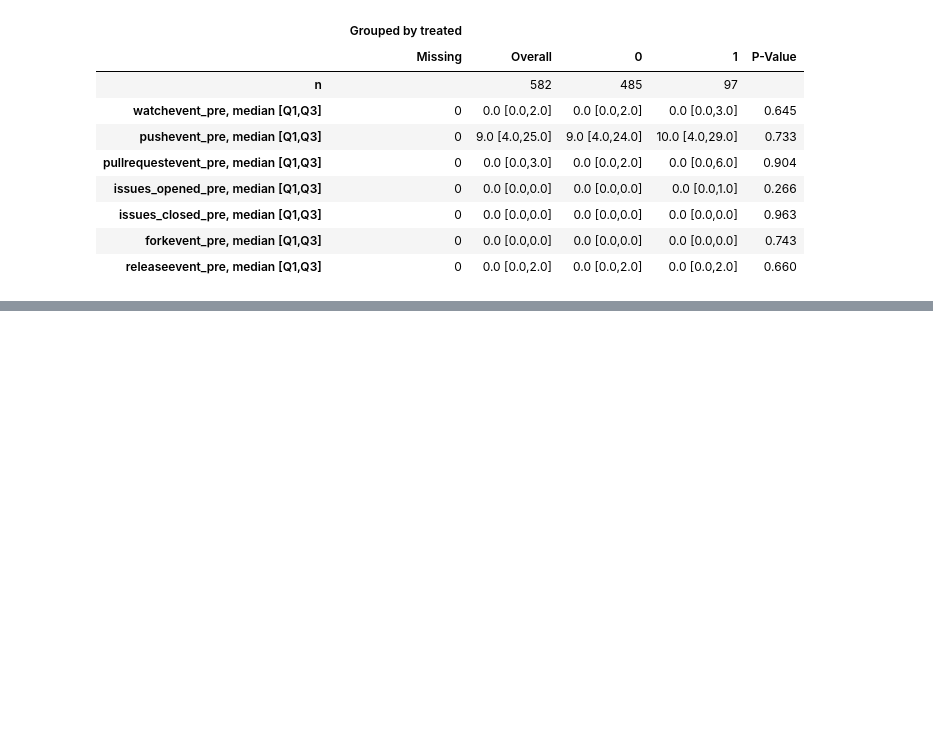
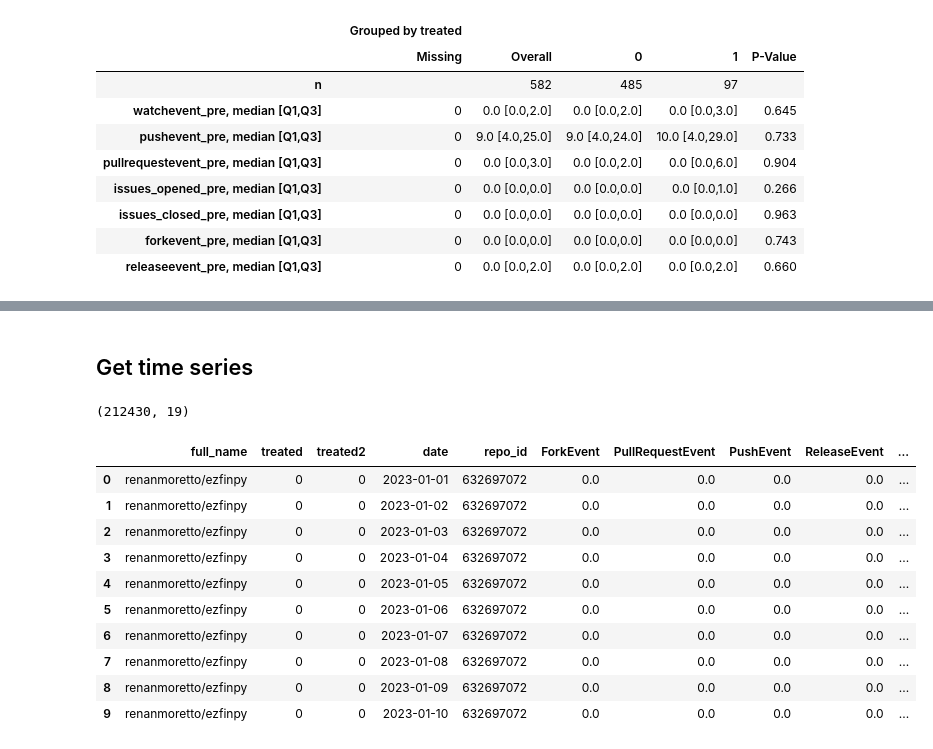
Before and after one commit to themains/social_proof_stars, a Jupyter notebook: github_exp/baltest/src/consolidate-gharchive-events.ipynb, the cells around one changed output, grey strips where cells are left out. Saved outputs shown, nothing was run; the diff lists cells and outputs as text; code cells hidden in the pictures; blank space fills up the shorter version.

Commit message:
Add gharchive events ts for gh experiment

```diff
--- a/github_exp/baltest/src/consolidate-gharchive-events.ipynb
+++ b/github_exp/baltest/src/consolidate-gharchive-events.ipynb
@@ -239,3 +243,66 @@ t2
 | issues_closed_pre, median [Q1,Q3] |  | 0 | 0.0 [0.0,0.0] | 0.0 [0.0,0.0] | 0.0 [0.0,0.0] | 0.0 [0.0,2.5] | 0.158 | Kruskal-Wallis |
 | forkevent_pre, median [Q1,Q3] |  | 0 | 0.0 [0.0,0.0] | 0.0 [0.0,0.0] | 0.0 [0.0,0.0] | 0.0 [0.0,0.5] | 0.618 | Kruskal-Wallis |
 | releaseevent_pre, median [Q1,Q3] |  | 0 | 0.0 [0.0,2.0] | 0.0 [0.0,2.0] | 0.0 [0.0,2.0] | 0.0 [0.0,1.0] | 0.564 | Kruskal-Wallis |
+# %% [markdown]
+## Get time series
+# %%
+OBS_START = pd.Timestamp("2023-01-01").date()
+OBS_END = pd.Timestamp("2023-12-31").date()
+all_dates = pd.date_range(OBS_START, OBS_END, freq="D").date
+# %%
+df_noissues = (
+    df_events[df_events["type"] != "IssuesEvent"]
+    .assign(date=lambda df_: df_["created_at"].dt.date)
+    .groupby(["repo_id", "date", "type"])
+    .size()
+    .unstack(fill_value=0)
+)
+
+df_issues = (
+    df_events[df_events["type"] == "IssuesEvent"]
+    .assign(date=lambda df_: df_["created_at"].dt.date)
+    .groupby(["repo_id", "date", "issues_action"])
+    .size()
+    .unstack(fill_value=0)
+    .rename(columns={"opened": "IssuesOpened", "closed": "IssuesClosed"})
+    .drop(columns=["reopened"], errors="ignore")
+)
+
+df_daily = df_noissues.join(df_issues, how="outer").fillna(0)
+
+# Scaffold: all 582 repos × all dates
+all_repo_ids = df_repos["id"].dropna().astype(int).unique()
+scaffold = pd.MultiIndex.from_product([all_repo_ids, all_dates], names=["repo_id", "date"])
+df_daily = df_daily.reindex(scaffold, fill_value=0).reset_index()
+
+# Cumulative columns
+event_cols = [c for c in df_daily.columns if c not in ["repo_id", "date"]]
+for col in event_cols:
+    df_daily[f"tt_{col}"] = df_daily.groupby("repo_id")[col].cumsum()
+
+# Merge treatment info
+df_daily = (
+    df_daily.merge(
+        df_repos[["id", "full_name", "treated", "treated2"]].assign(repo_id=lambda df_: df_["id"].astype(int)),
+        on="repo_id",
+        how="left",
+    )
+    .remove_columns(["id"])
+    .reorder_columns(["full_name", "treated", "treated2", "date"])
+)
+df_daily.clean_names().to_csv("../output/gh_experiment_timeseries_gharchive_events.csv", index=False)
+print(df_daily.shape)
+df_daily.head(10)
+# %% [output]
+(212430, 19)
+|  | full_name | treated | treated2 | date | repo_id | ForkEvent | PullRequestEvent | PushEvent | ReleaseEvent | ... |
+| 0 | renanmoretto/ezfinpy | 0 | 0 | 2023-01-01 | 632697072 | 0.0 | 0.0 | 0.0 | 0.0 | ... |
+| 1 | renanmoretto/ezfinpy | 0 | 0 | 2023-01-02 | 632697072 | 0.0 | 0.0 | 0.0 | 0.0 | ... |
+| 2 | renanmoretto/ezfinpy | 0 | 0 | 2023-01-03 | 632697072 | 0.0 | 0.0 | 0.0 | 0.0 | ... |
+| 3 | renanmoretto/ezfinpy | 0 | 0 | 2023-01-04 | 632697072 | 0.0 | 0.0 | 0.0 | 0.0 | ... |
+| 4 | renanmoretto/ezfinpy | 0 | 0 | 2023-01-05 | 632697072 | 0.0 | 0.0 | 0.0 | 0.0 | ... |
+| 5 | renanmoretto/ezfinpy | 0 | 0 | 2023-01-06 | 632697072 | 0.0 | 0.0 | 0.0 | 0.0 | ... |
+| 6 | renanmoretto/ezfinpy | 0 | 0 | 2023-01-07 | 632697072 | 0.0 | 0.0 | 0.0 | 0.0 | ... |
+| 7 | renanmoretto/ezfinpy | 0 | 0 | 2023-01-08 | 632697072 | 0.0 | 0.0 | 0.0 | 0.0 | ... |
+| 8 | renanmoretto/ezfinpy | 0 | 0 | 2023-01-09 | 632697072 | 0.0 | 0.0 | 0.0 | 0.0 | ... |
+| 9 | renanmoretto/ezfinpy | 0 | 0 | 2023-01-10 | 632697072 | 0.0 | 0.0 | 0.0 | 0.0 | ... |
```
Also changed, not shown: parts of 2 cells of this notebook, 1 other file.
